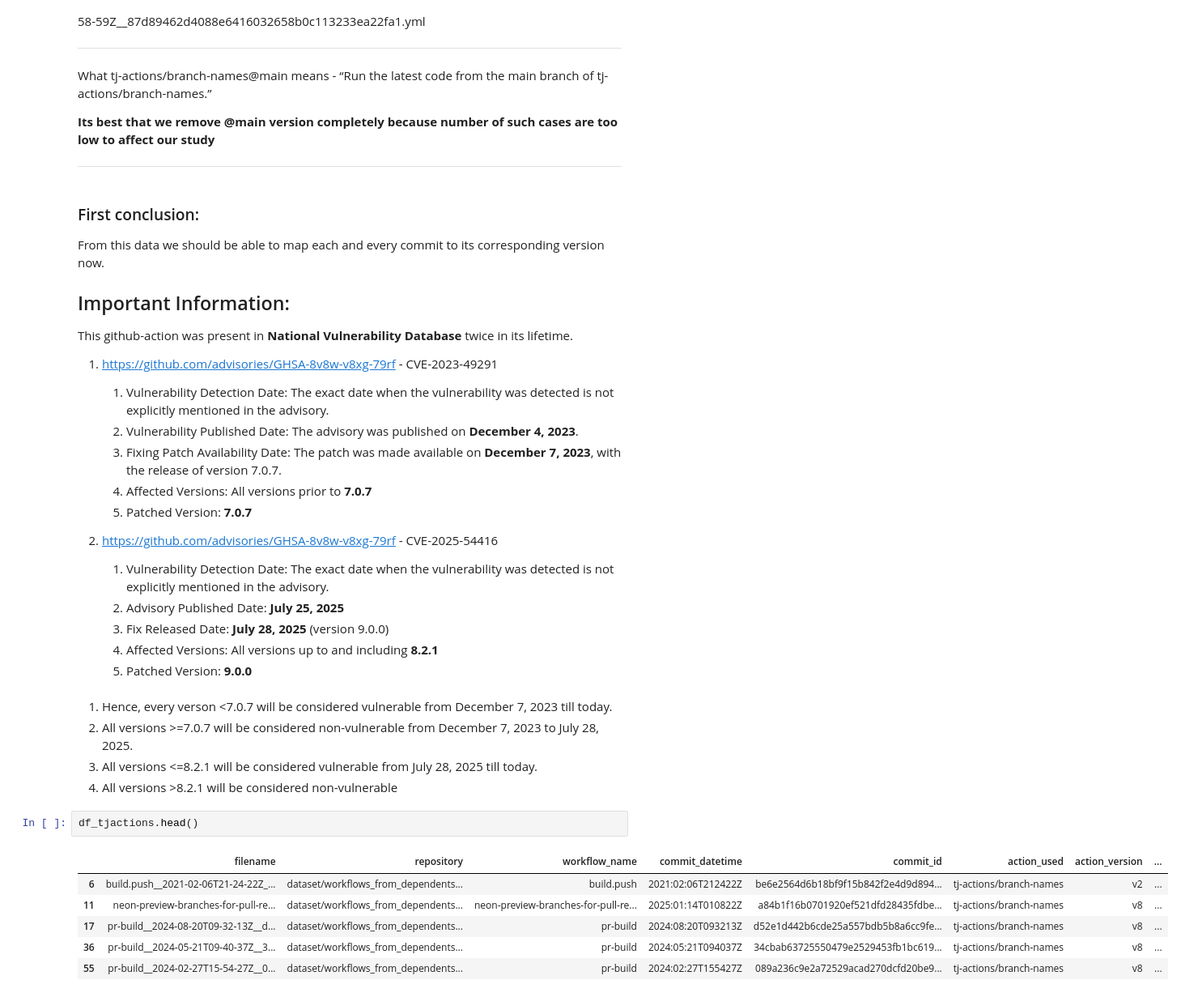
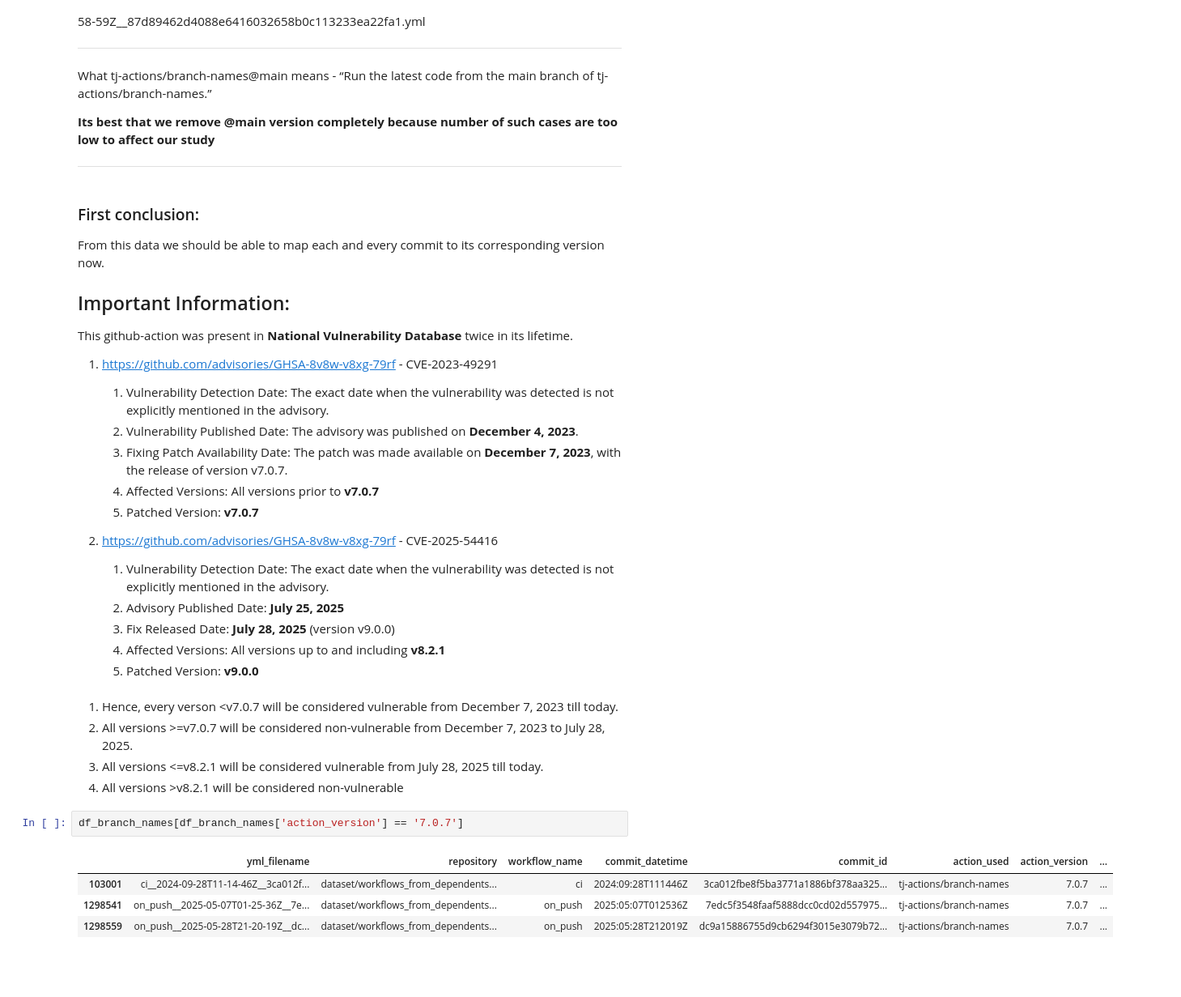
Before and after one commit to Vaibhav150123045/pipeline-level-analysis-main, a Jupyter notebook: analysis.ipynb, the cells around one changed output. Shown: that part at 81% size. Cells and saved outputs as stored; diff of their text form; blank space fills up the shorter version.

Commit message:
updated analysis so that we have a complete dataframe of with exactly correct versioning as we expect

```diff
--- a/analysis.ipynb
+++ b/analysis.ipynb
@@ -382,27 +382,25 @@ This github-action was present in **National Vulnerability Database** twice in i
 1. https://github.com/advisories/GHSA-8v8w-v8xg-79rf - CVE-2023-49291
 	1.	Vulnerability Detection Date: The exact date when the vulnerability was detected is not explicitly mentioned in the advisory.
 	2.	Vulnerability Published Date: The advisory was published on **December 4, 2023**.
-	3.	Fixing Patch Availability Date: The patch was made available on **December 7, 2023**, with the release of version 7.0.7.
-    4. Affected Versions: All versions prior to **7.0.7**
-	5. Patched Version: **7.0.7**
+	3.	Fixing Patch Availability Date: The patch was made available on **December 7, 2023**, with the release of version v7.0.7.
+    4. Affected Versions: All versions prior to **v7.0.7**
+	5. Patched Version: **v7.0.7**
 
 2. https://github.com/advisories/GHSA-8v8w-v8xg-79rf - CVE-2025-54416
 	1. Vulnerability Detection Date: The exact date when the vulnerability was detected is not explicitly mentioned in the advisory.
 	2. Advisory Published Date: **July 25, 2025**
-	3. Fix Released Date: **July 28, 2025** (version 9.0.0)
-    4. Affected Versions: All versions up to and including **8.2.1**
-	5. Patched Version: **9.0.0**
+	3. Fix Released Date: **July 28, 2025** (version v9.0.0)
+    4. Affected Versions: All versions up to and including **v8.2.1**
+	5. Patched Version: **v9.0.0**
 # %% [markdown]
-1. Hence, every verson <7.0.7 will be considered vulnerable from December 7, 2023 till today.
-2. All versions >=7.0.7 will be considered non-vulnerable from December 7, 2023 to July 28, 2025.
-3. All versions <=8.2.1 will be considered vulnerable from July 28, 2025 till today.
-4. All versions >8.2.1 will be considered non-vulnerable
+1. Hence, every verson <v7.0.7 will be considered vulnerable from December 7, 2023 till today.
+2. All versions >=v7.0.7 will be considered non-vulnerable from December 7, 2023 to July 28, 2025.
+3. All versions <=v8.2.1 will be considered vulnerable from July 28, 2025 till today.
+4. All versions >v8.2.1 will be considered non-vulnerable
 # %%
-df_tjactions.head()
+df_branch_names[df_branch_names['action_version'] == '7.0.7']
 # %% [output]
-|  | filename | repository | workflow_name | commit_datetime | commit_id | action_used | action_version | ... |
-| 6 | build.push__2021-02-06T21-24-22Z_... | dataset/workflows_from_dependents... | build.push | 2021:02:06T212422Z | be6e2564d6b18bf9f15b842f2e4d9d894... | tj-actions/branch-names | v2 | ... |
-| 11 | neon-preview-branches-for-pull-re... | dataset/workflows_from_dependents... | neon-preview-branches-for-pull-re... | 2025:01:14T010822Z | a84b1f16b0701920ef521dfd28435fdbe... | tj-actions/branch-names | v8 | ... |
-| 17 | pr-build__2024-08-20T09-32-13Z__d... | dataset/workflows_from_dependents... | pr-build | 2024:08:20T093213Z | d52e1d442b6cde25a557bdb5b8a6cc9fe... | tj-actions/branch-names | v8 | ... |
-| 36 | pr-build__2024-05-21T09-40-37Z__3... | dataset/workflows_from_dependents... | pr-build | 2024:05:21T094037Z | 34cbab63725550479e2529453fb1bc619... | tj-actions/branch-names | v8 | ... |
-| 55 | pr-build__2024-02-27T15-54-27Z__0... | dataset/workflows_from_dependents... | pr-build | 2024:02:27T155427Z | 089a236c9e2a72529acad270dcfd20be9... | tj-actions/branch-names | v8 | ... |
+|  | yml_filename | repository | workflow_name | commit_datetime | commit_id | action_used | action_version | ... |
+| 103001 | ci__2024-09-28T11-14-46Z__3ca012f... | dataset/workflows_from_dependents... | ci | 2024:09:28T111446Z | 3ca012fbe8f5ba3771a1886bf378aa325... | tj-actions/branch-names | 7.0.7 | ... |
+| 1298541 | on_push__2025-05-07T01-25-36Z__7e... | dataset/workflows_from_dependents... | on_push | 2025:05:07T012536Z | 7edc5f3548faaf5888dcc0cd02d557975... | tj-actions/branch-names | 7.0.7 | ... |
+| 1298559 | on_push__2025-05-28T21-20-19Z__dc... | dataset/workflows_from_dependents... | on_push | 2025:05:28T212019Z | dc9a15886755d9cb6294f3015e3079b72... | tj-actions/branch-names | 7.0.7 | ... |
```
Also changed, not shown: parts of 13 cells of this notebook.
